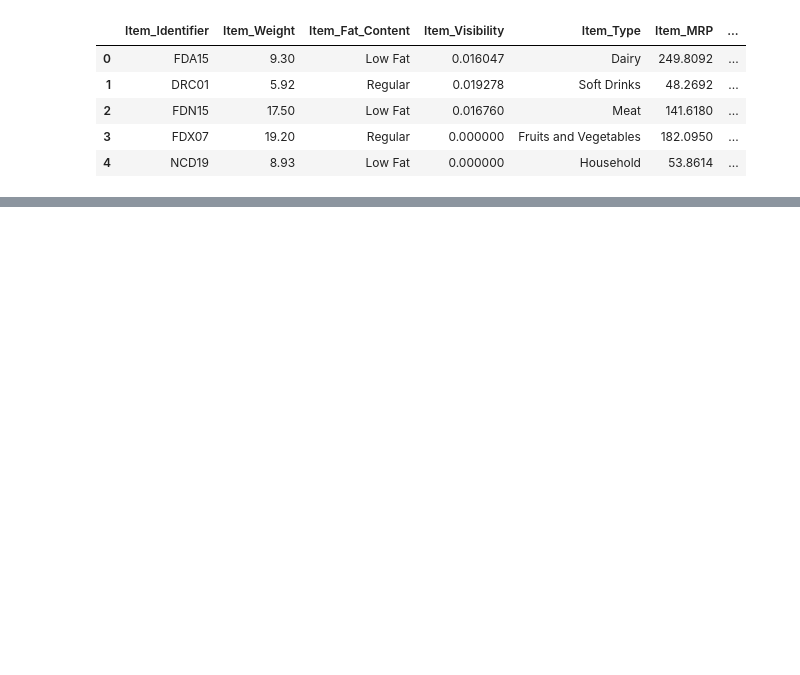
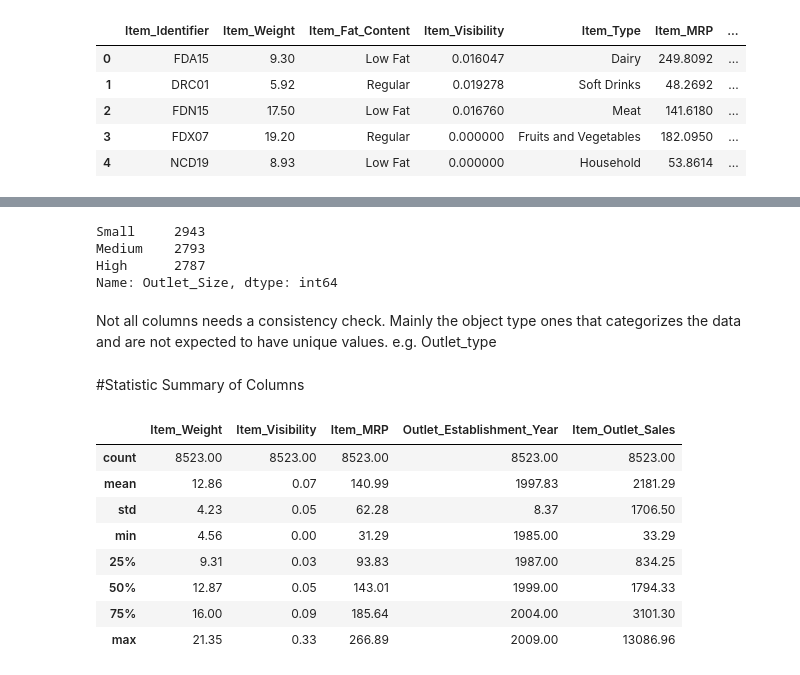
Before and after one commit to kzengg/Sales_Predictions, a Jupyter notebook: Sales_Prediction.ipynb, the cells around one changed output, grey strips where cells are left out. Drawn from its saved outputs; the diff is of its cells as text; code cells hidden in the pictures; blank space fills up the shorter version.

```diff
--- a/Sales_Prediction.ipynb
+++ b/Sales_Prediction.ipynb
@@ -16,0 +113,3 @@ df.head()
+# %%
+#fill the null values based on the average of each item type. source: https://stackoverflow.com/questions/58484153/fill-missing-rows-in-a-python-pandas-dataframe-using-similar-rows
+df['Item_Weight'] = df['Item_Weight'].fillna(df.groupby('Item_Type')['Item_Weight'].transform("mean"))
@@ -16,0 +199,3 @@ df.head()
+# %%
+#updating null values: Source: https://stackoverflow.com/questions/52854011/fill-missing-value-base-on-other-columns-pandas
+df['Outlet_Size'] = df['Outlet_Size'].fillna(df['Outlet_Identifier'].map({'OUT010':'Small', 'OUT017':'High', 'OUT045':'High'})
@@ -16,0 +280,12 @@ df.head()
+# %%
+#Checks
+#df['Item_Fat_Content'].value_counts()
+#f['Item_Type'].value_counts()
+#df['Outlet_Location_Type'].value_counts()
+#df['Outlet_Type'].value_counts()
+df['Outlet_Size'].value_counts()
+# %% [output]
+Small     2943
+Medium    2793
+High      2787
+Name: Outlet_Size, dtype: int64
@@ -16,0 +297,16 @@ df.head()
+# %% [markdown]
+Not all columns needs a consistency check. Mainly the object type ones that categorizes the data and are not expected to have unique values. e.g. Outlet_type
+# %% [markdown]
+#Statistic Summary of Columns
+# %%
+df.describe().round(2)
+# %% [output]
+|  | Item_Weight | Item_Visibility | Item_MRP | Outlet_Establishment_Year | Item_Outlet_Sales |
+| count | 8523.00 | 8523.00 | 8523.00 | 8523.00 | 8523.00 |
+| mean | 12.86 | 0.07 | 140.99 | 1997.83 | 2181.29 |
+| std | 4.23 | 0.05 | 62.28 | 8.37 | 1706.50 |
+| min | 4.56 | 0.00 | 31.29 | 1985.00 | 33.29 |
+| 25% | 9.31 | 0.03 | 93.83 | 1987.00 | 834.25 |
+| 50% | 12.87 | 0.05 | 143.01 | 1999.00 | 1794.33 |
+| 75% | 16.00 | 0.09 | 185.64 | 2004.00 | 3101.30 |
+| max | 21.35 | 0.33 | 266.89 | 2009.00 | 13086.96 |
```
Also changed, not shown: parts of 32 cells of this notebook.
